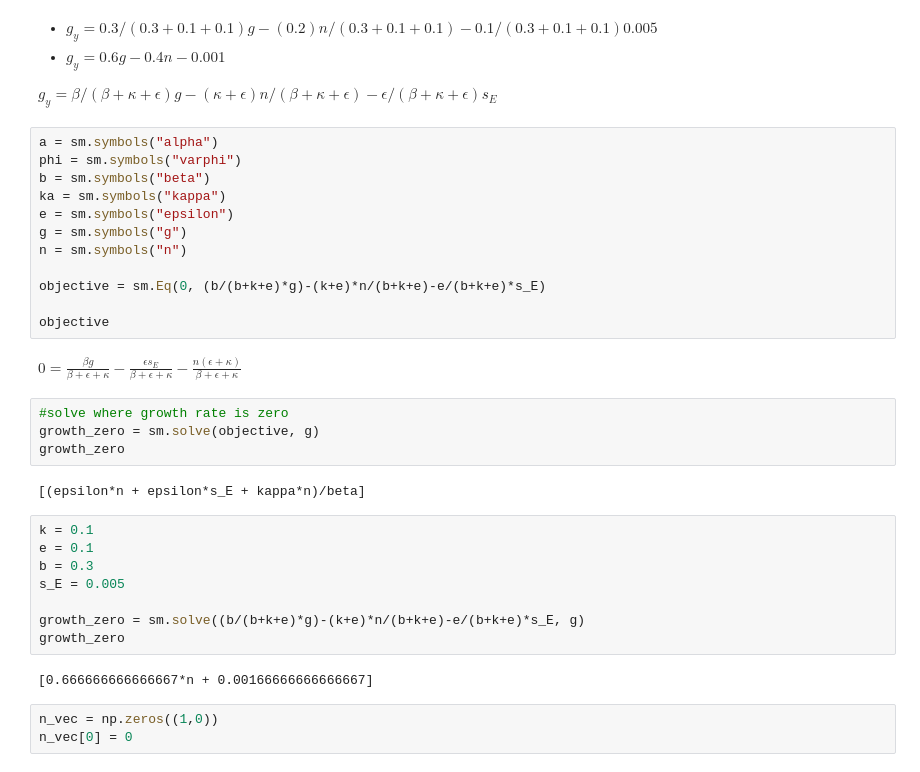
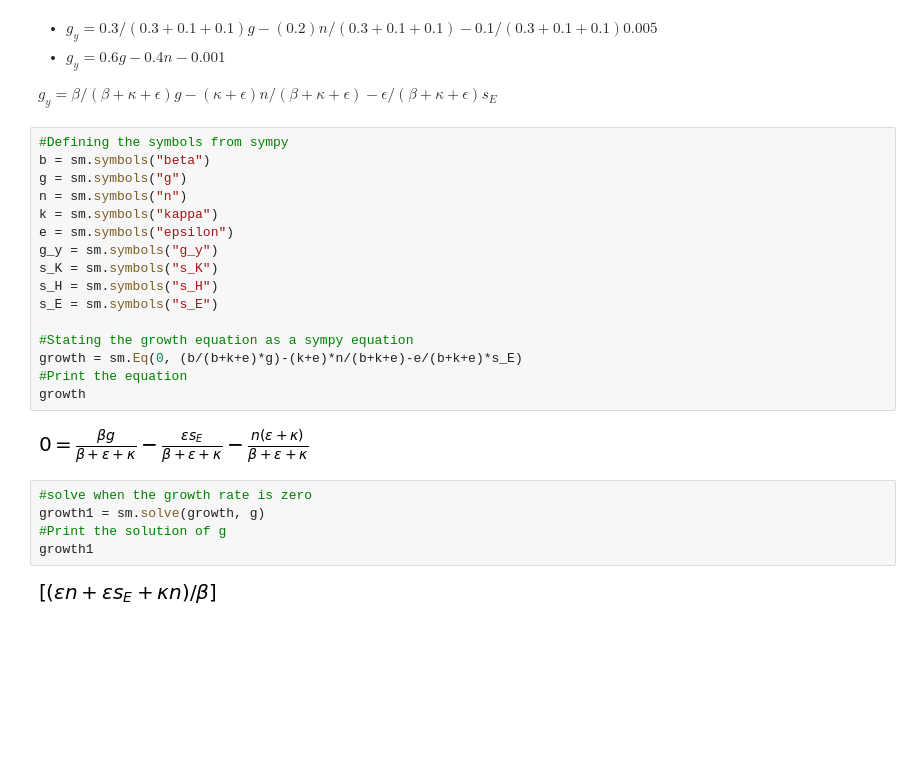
Before and after one commit to NumEconCopenhagen/projects-2019-ccl, a Jupyter notebook: modelproject/modelproject.ipynb, the cells around one changed output. Drawn from its saved outputs; the diff is of its cells as text; blank space fills up the shorter version.

```diff
--- a/modelproject/modelproject.ipynb
+++ b/modelproject/modelproject.ipynb
@@ -386,35 +378,27 @@ We now continue our modelproject with the shares (the shares for land and oil ar
 
 $g_y = \beta / {(\beta+\kappa+\epsilon)} g - {(\kappa+\epsilon)n} / {(\beta+\kappa+\epsilon)} - \epsilon / {(\beta+\kappa+\epsilon)} s_E$
 # %%
-a = sm.symbols("alpha")
-phi = sm.symbols("varphi")
+#Defining the symbols from sympy
 b = sm.symbols("beta")
-ka = sm.symbols("kappa")
-e = sm.symbols("epsilon")
 g = sm.symbols("g")
 n = sm.symbols("n")
+k = sm.symbols("kappa")
+e = sm.symbols("epsilon")
+g_y = sm.symbols("g_y")
+s_K = sm.symbols("s_K")
+s_H = sm.symbols("s_H")
+s_E = sm.symbols("s_E")
 
-objective = sm.Eq(0, (b/(b+k+e)*g)-(k+e)*n/(b+k+e)-e/(b+k+e)*s_E)
-
-objective
+#Stating the growth equation as a sympy equation
+growth = sm.Eq(0, (b/(b+k+e)*g)-(k+e)*n/(b+k+e)-e/(b+k+e)*s_E)
+#Print the equation
+growth
 # %% [output]
-$\displaystyle 0 = \frac{\beta g}{\beta + \epsilon + \kappa} - \frac{\epsilon s_{E}}{\beta + \epsilon + \kappa} - \frac{n \left(\epsilon + \kappa\right)}{\beta + \epsilon + \kappa}$
+[figure, added]
 # %%
-#solve where growth rate is zero
-growth_zero = sm.solve(objective, g)
-growth_zero
+#solve when the growth rate is zero
+growth1 = sm.solve(growth, g)
+#Print the solution of g
+growth1
 # %% [output]
-[(epsilon*n + epsilon*s_E + kappa*n)/beta]
+[figure, added]
-# %%
-k = 0.1
-e = 0.1
-b = 0.3
-s_E = 0.005
-
-growth_zero = sm.solve((b/(b+k+e)*g)-(k+e)*n/(b+k+e)-e/(b+k+e)*s_E, g)
-growth_zero
-# %% [output]
-[0.666666666666667*n + 0.00166666666666667]
-# %%
-n_vec = np.zeros((1,0))
-n_vec[0] = 0
```
Also changed, not shown: parts of 28 cells of this notebook.
